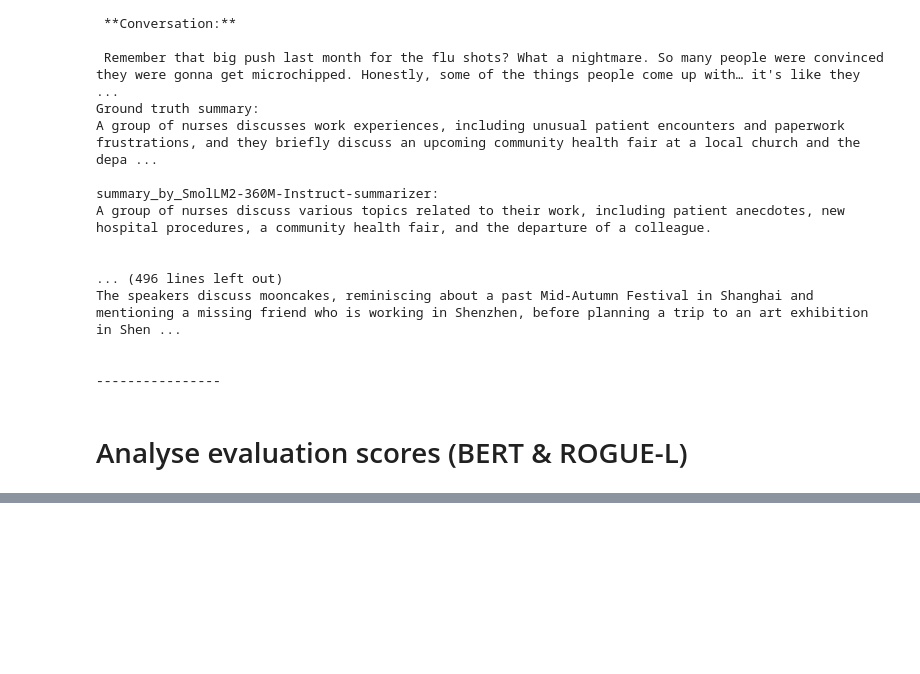
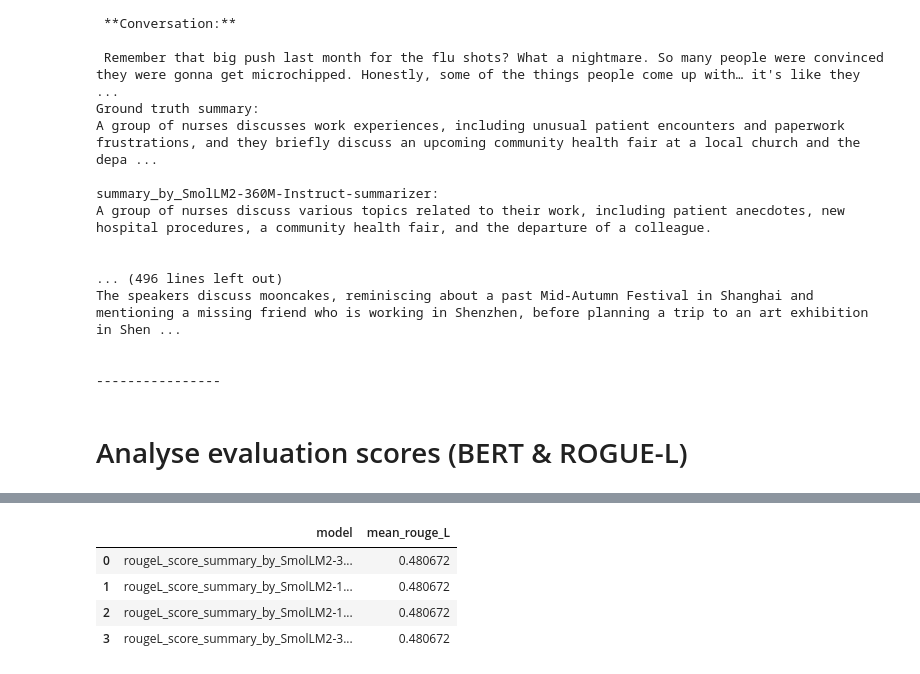
Before and after one commit to KasperGroesLudvigsen/summarizer_llm, a Jupyter notebook: evaluation/analyse.ipynb, the cells around one changed output, grey strips where cells are left out. Drawn from its saved outputs; the diff is of its cells as text; code cells hidden in the pictures; blank space fills up the shorter version.

```diff
--- a/evaluation/analyse.ipynb
+++ b/evaluation/analyse.ipynb
@@ -141,4 +170,4 @@ The speakers discuss mooncakes, reminiscing about a past Mid-Autumn Festival in
 # %%
 import pandas as pd
 # %%
-df = pd.read_csv("results/evaluation_scores.csv")
+df = pd.read_csv("results/scores.csv")
@@ -161,0 +190,21 @@ for i, row in df.iterrows():
+# %%
+rouge_cols = [col for col in df.columns if "rougeL" in col]
+rouge_cols
+rouge_scores_mean = []
+
+for col in rouge_cols:
+    rouge_scores_mean.append(
+        {
+            "model" : col,
+            "mean_rouge_L" : df[col].mean()
+        }
+    )
+
+rouge_scores = pd.DataFrame.from_records(rouge_scores_mean)
+rouge_scores
+# %% [output]
+|  | model | mean_rouge_L |
+| 0 | rougeL_score_summary_by_SmolLM2-3... | 0.480672 |
+| 1 | rougeL_score_summary_by_SmolLM2-1... | 0.480672 |
+| 2 | rougeL_score_summary_by_SmolLM2-1... | 0.480672 |
+| 3 | rougeL_score_summary_by_SmolLM2-3... | 0.480672 |
```
Also changed, not shown: parts of 17 cells of this notebook, 8 other files.
